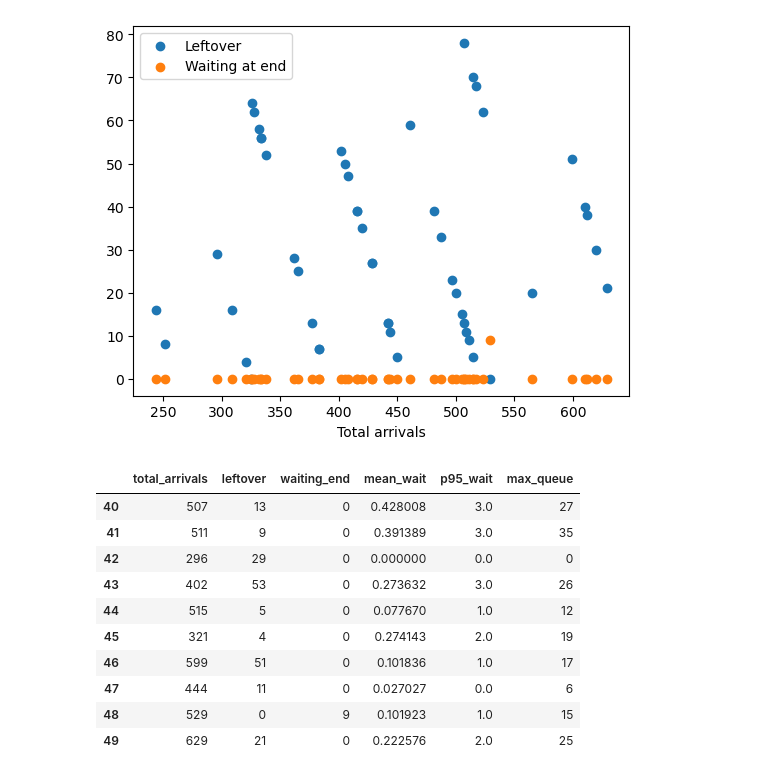
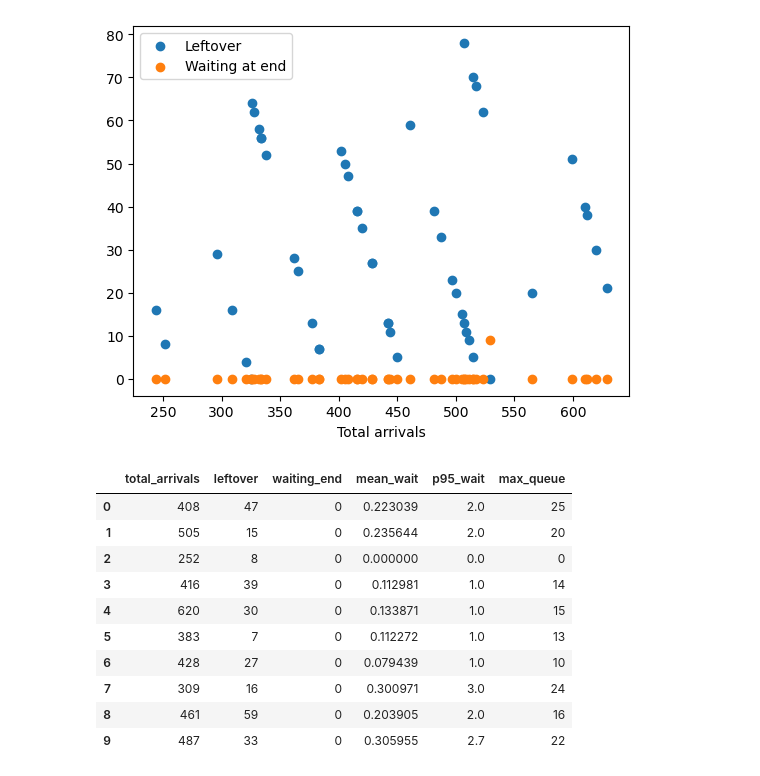
Before and after one commit to suzaladhikari/cafeteria_simulation, a Jupyter notebook: machinelearningsim.ipynb, the cells around one changed output. Drawn from its saved outputs; the diff is of its cells as text; code cells hidden in the pictures.

Commit message:
machine learning results calculated

```diff
--- a/machinelearningsim.ipynb
+++ b/machinelearningsim.ipynb
@@ -275,16 +275,17 @@ p95_wait              0.286177
 max_queue             0.366442
 [figure]
 # %%
-summary.tail(10)
+summary.to_csv('../CafeteriaSimulation/results/machinelearning_results.csv', index=False)
+summary.head(10)
 # %% [output]
 |  | total_arrivals | leftover | waiting_end | mean_wait | p95_wait | max_queue |
-| 40 | 507 | 13 | 0 | 0.428008 | 3.0 | 27 |
-| 41 | 511 | 9 | 0 | 0.391389 | 3.0 | 35 |
-| 42 | 296 | 29 | 0 | 0.000000 | 0.0 | 0 |
-| 43 | 402 | 53 | 0 | 0.273632 | 3.0 | 26 |
-| 44 | 515 | 5 | 0 | 0.077670 | 1.0 | 12 |
-| 45 | 321 | 4 | 0 | 0.274143 | 2.0 | 19 |
-| 46 | 599 | 51 | 0 | 0.101836 | 1.0 | 17 |
-| 47 | 444 | 11 | 0 | 0.027027 | 0.0 | 6 |
-| 48 | 529 | 0 | 9 | 0.101923 | 1.0 | 15 |
-| 49 | 629 | 21 | 0 | 0.222576 | 2.0 | 25 |
+| 0 | 408 | 47 | 0 | 0.223039 | 2.0 | 25 |
+| 1 | 505 | 15 | 0 | 0.235644 | 2.0 | 20 |
+| 2 | 252 | 8 | 0 | 0.000000 | 0.0 | 0 |
+| 3 | 416 | 39 | 0 | 0.112981 | 1.0 | 14 |
+| 4 | 620 | 30 | 0 | 0.133871 | 1.0 | 15 |
+| 5 | 383 | 7 | 0 | 0.112272 | 1.0 | 13 |
+| 6 | 428 | 27 | 0 | 0.079439 | 1.0 | 10 |
+| 7 | 309 | 16 | 0 | 0.300971 | 3.0 | 24 |
+| 8 | 461 | 59 | 0 | 0.203905 | 2.0 | 16 |
+| 9 | 487 | 33 | 0 | 0.305955 | 2.7 | 22 |
```
Also changed, not shown: 1 other file.
